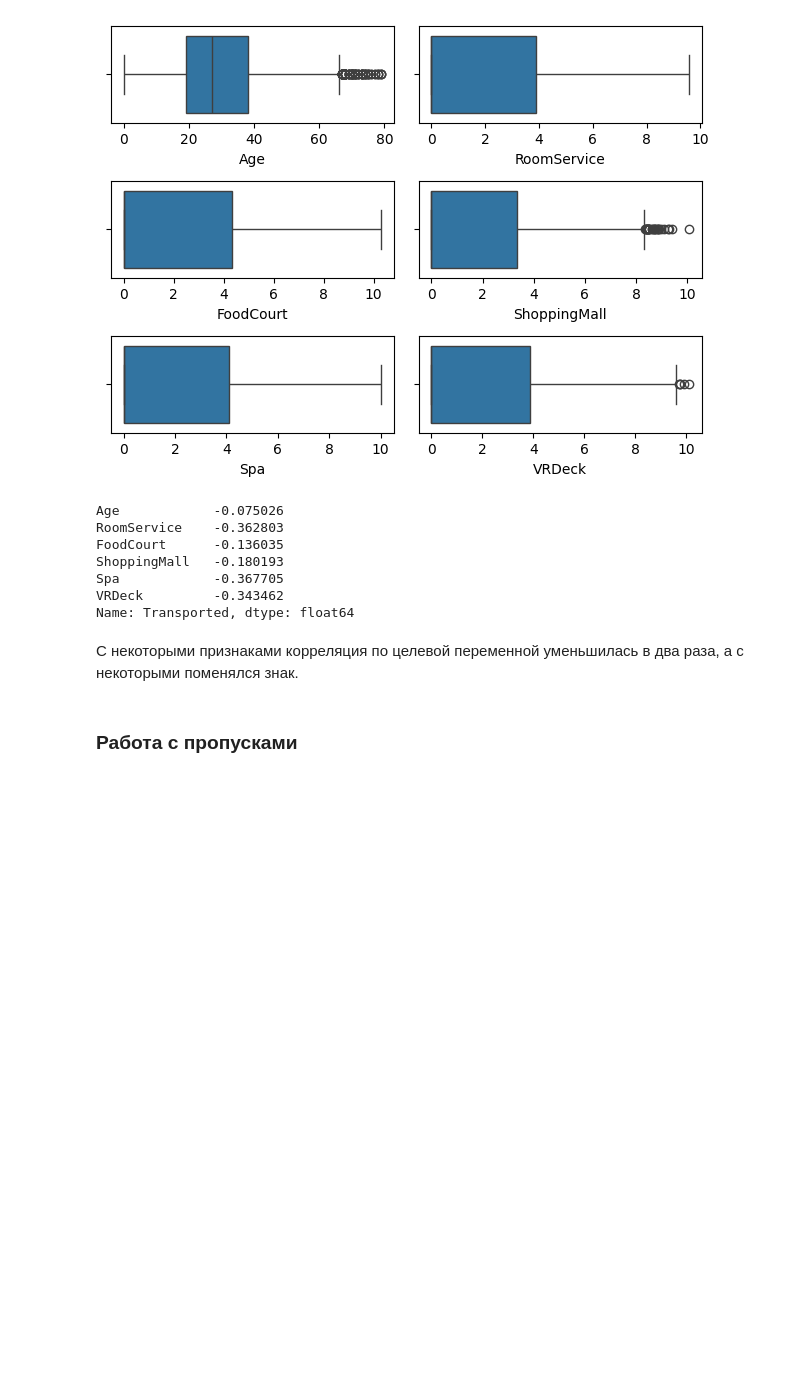
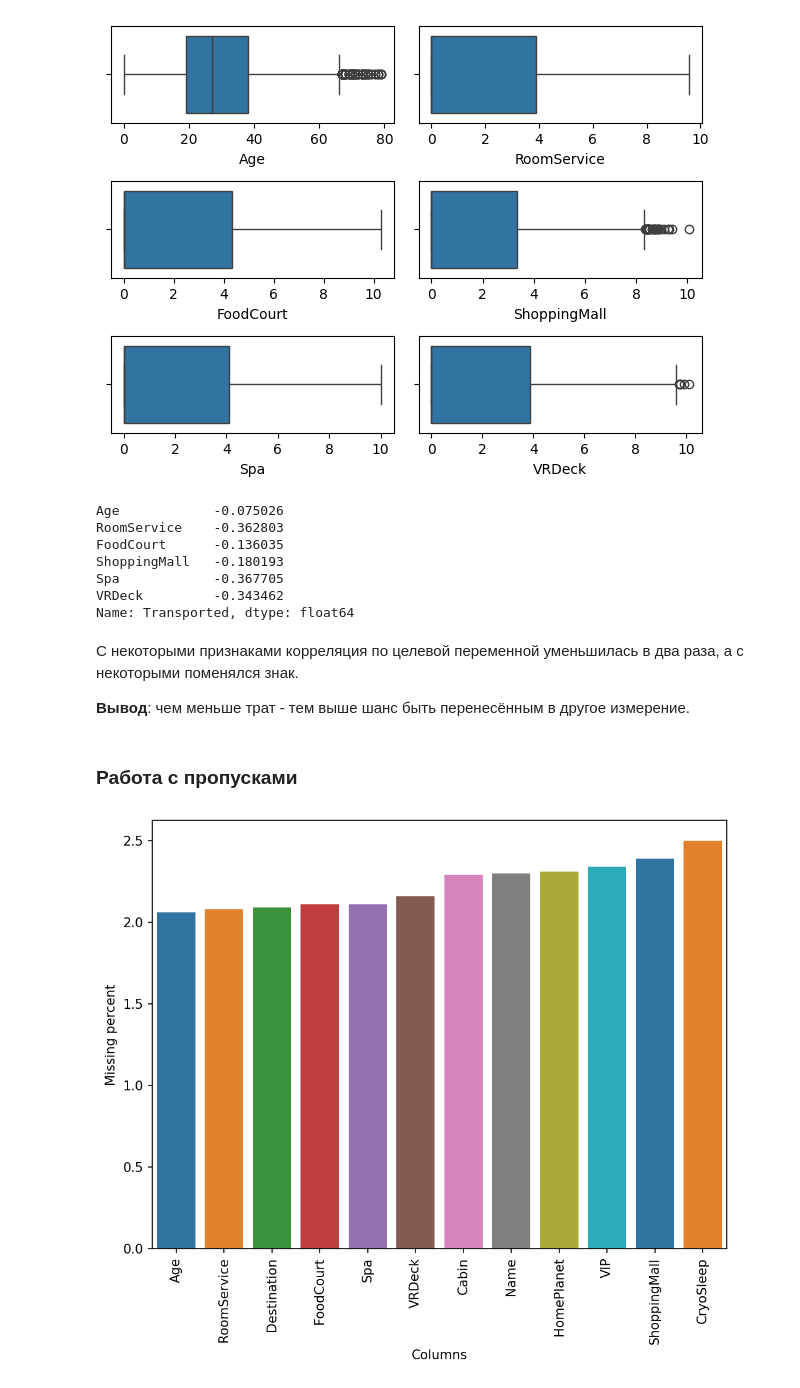
Before and after one commit to MoyMarMois/Spaceship-Titanic, a Jupyter notebook: Spaceship.ipynb, the cells around one changed output. Cells and saved outputs as stored; diff of their text form; code cells hidden in the pictures; blank space fills up the shorter version.

Commit message:
Age and apartservice missing data

```diff
--- a/Spaceship.ipynb
+++ b/Spaceship.ipynb
@@ -161,5 +161,23 @@ VRDeck         -0.343462
 Name: Transported, dtype: float64
 # %% [markdown]
 С некоторыми признаками корреляция по целевой переменной уменьшилась в два раза, а с некоторыми поменялся знак.
+
+__Вывод__: чем меньше трат - тем выше шанс быть перенесённым в другое измерение.
 # %% [markdown]
 ### Работа с пропусками
+# %%
+def visualization_missing(df):
+    percent_missing = np.round(100 * df.isna().sum() / len(df), 2)
+
+    percent_missing = percent_missing[percent_missing > 0].sort_values()
+
+    plt.figure(figsize=(8,6), dpi=150)
+    sns.barplot(x=percent_missing.index, y=percent_missing, hue=percent_missing.index, palette="tab10")
+    plt.xlabel("Columns")
+    plt.ylabel("Missing percent")
+    plt.xticks(rotation=90)
+    plt.show()
+# %%
+visualization_missing(df_train)
+# %% [output]
+[figure, added]
```
Also changed, not shown: parts of 2 cells of this notebook.
